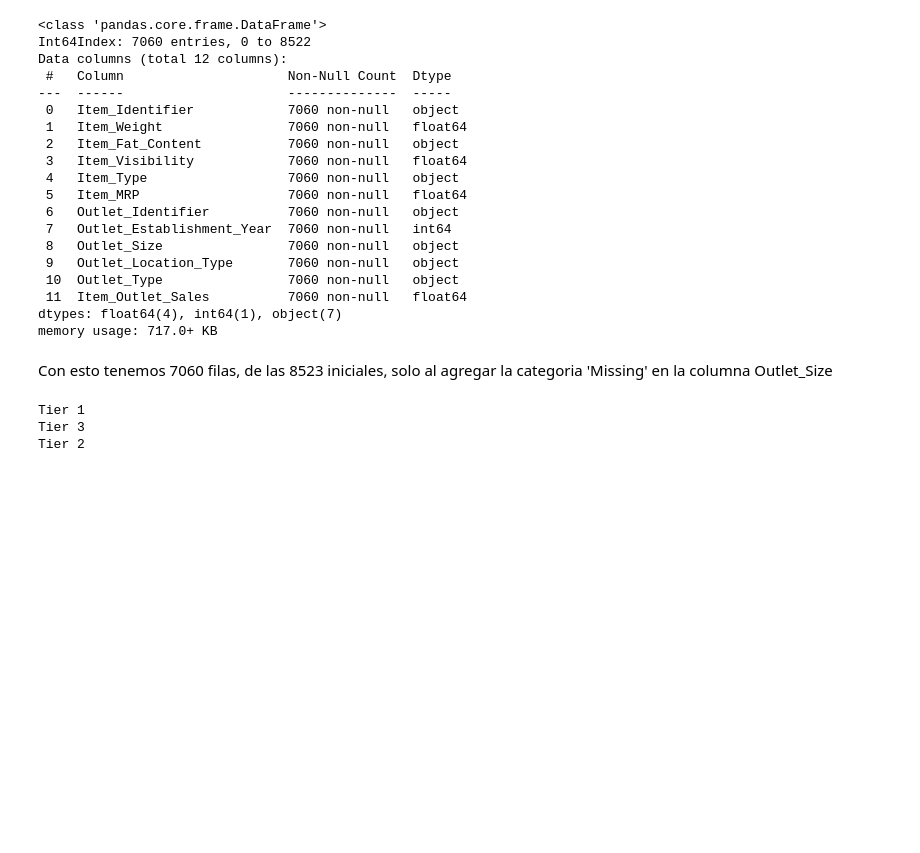
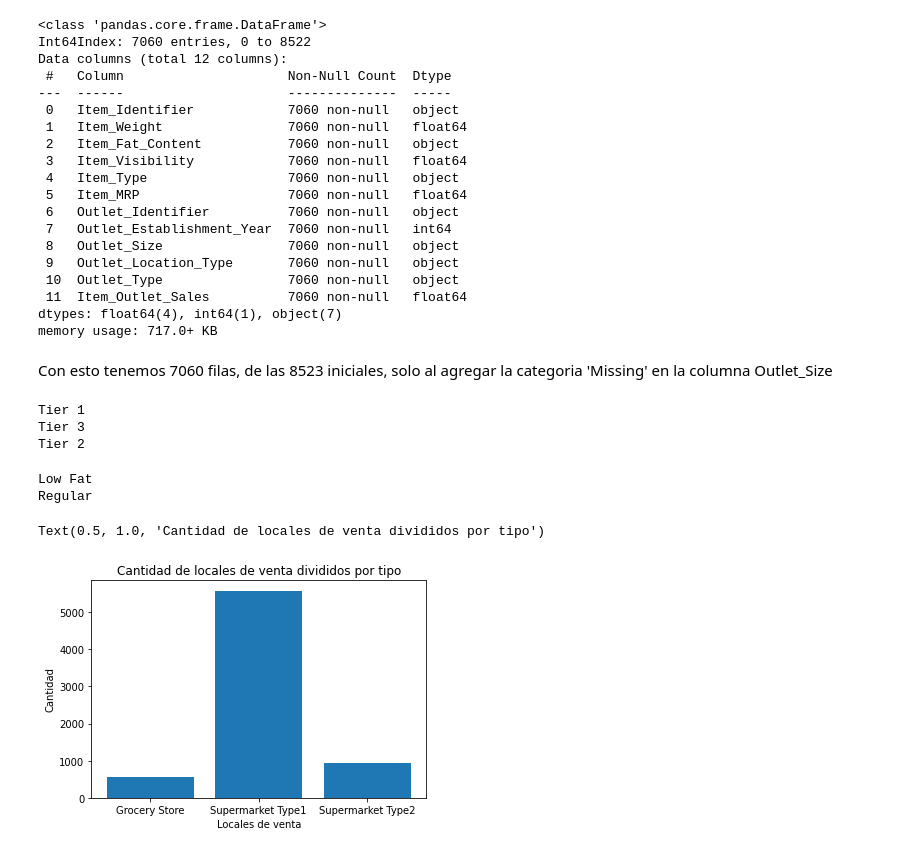
Before and after one commit to s-manterola/predicciones-de-ventas-alimenticias, a Jupyter notebook: predicciones_de_ventas_alimenticias.ipynb, the cells around one changed output. Cells and saved outputs as stored; diff of their text form; code cells hidden in the pictures; blank space fills up the shorter version.

```diff
--- a/predicciones_de_ventas_alimenticias.ipynb
+++ b/predicciones_de_ventas_alimenticias.ipynb
@@ -7,7 +7,10 @@ drive.mount('/content/drive')
 Drive already mounted at /content/drive; to attempt to forcibly remount, call drive.mount("/content/drive", force_remount=True).
 # %%
 import pandas as pd
-filename = '/content/drive/MyDrive/Colab Notebooks/Bootcamp/Bases de Datos/sales_predictions.csv'
+import seaborn as sns
+import matplotlib.pyplot as plt
+
+filename = '/content/drive/MyDrive/Colab Notebooks/Bootcamp/Online Fundamentos/Bases de Datos/sales_predictions.csv'
 # %%
 df = pd.read_csv(filename)
 df.head()
@@ -154,3 +157,23 @@ for id in df['Outlet_Location_Type'].unique():
 Tier 1
 Tier 3
 Tier 2
+# %%
+for id in df['Item_Fat_Content'].unique():
+  print(id)
+# %% [output]
+Low Fat
+Regular
+# %%
+df.loc[df['Item_Fat_Content']=='low fat','Item_Fat_Content'] = 'Low Fat'
+df.loc[df['Item_Fat_Content']=='LF','Item_Fat_Content'] = 'Low Fat'
+df.loc[df['Item_Fat_Content']=='reg','Item_Fat_Content'] = 'Regular'
+# %%
+OT = df.groupby('Outlet_Type')['Item_Identifier'].count()
+
+plt.bar(OT.index, OT.values)
+plt.xlabel('Locales de venta')
+plt.ylabel('Cantidad')
+plt.title('Cantidad de locales de venta divididos por tipo')
+# %% [output]
+Text(0.5, 1.0, 'Cantidad de locales de venta divididos por tipo')
+[figure, added]
```
Also changed, not shown: parts of 7 cells of this notebook.
